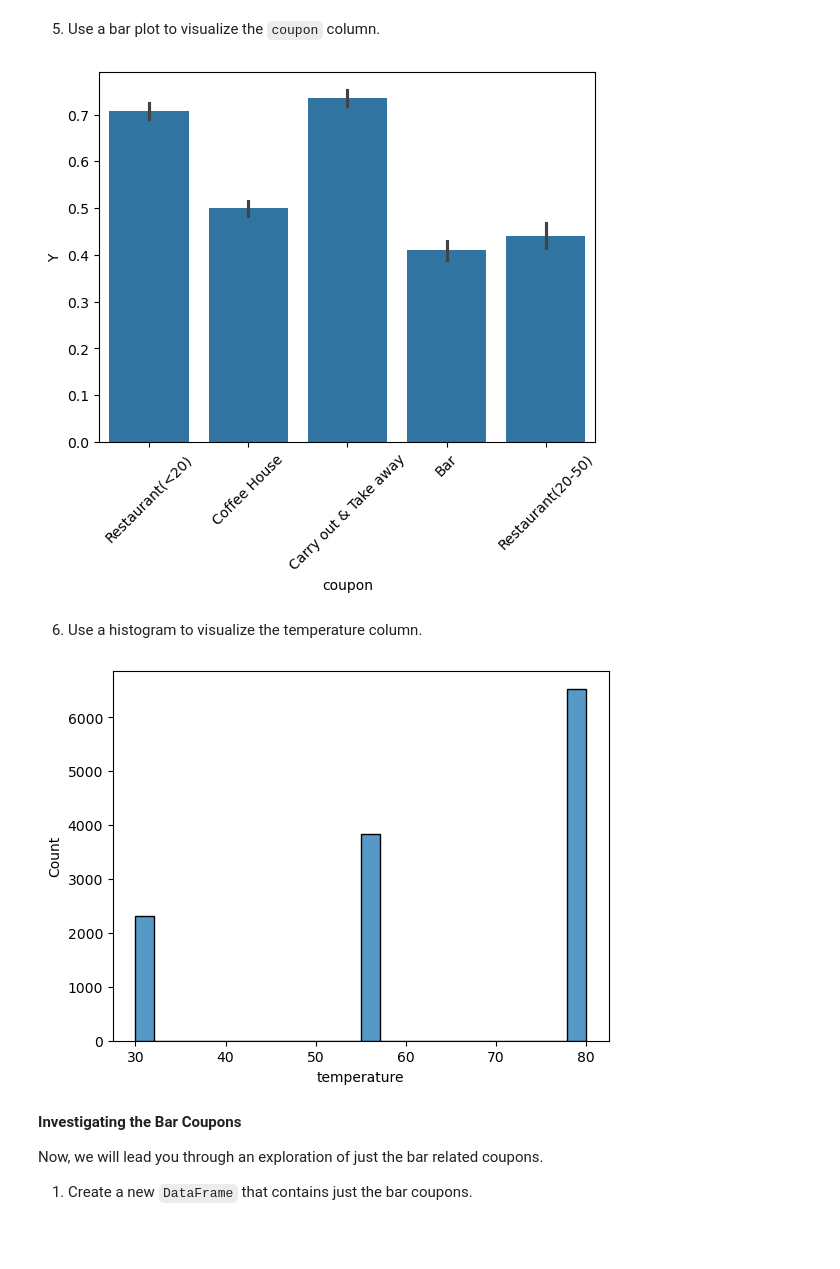
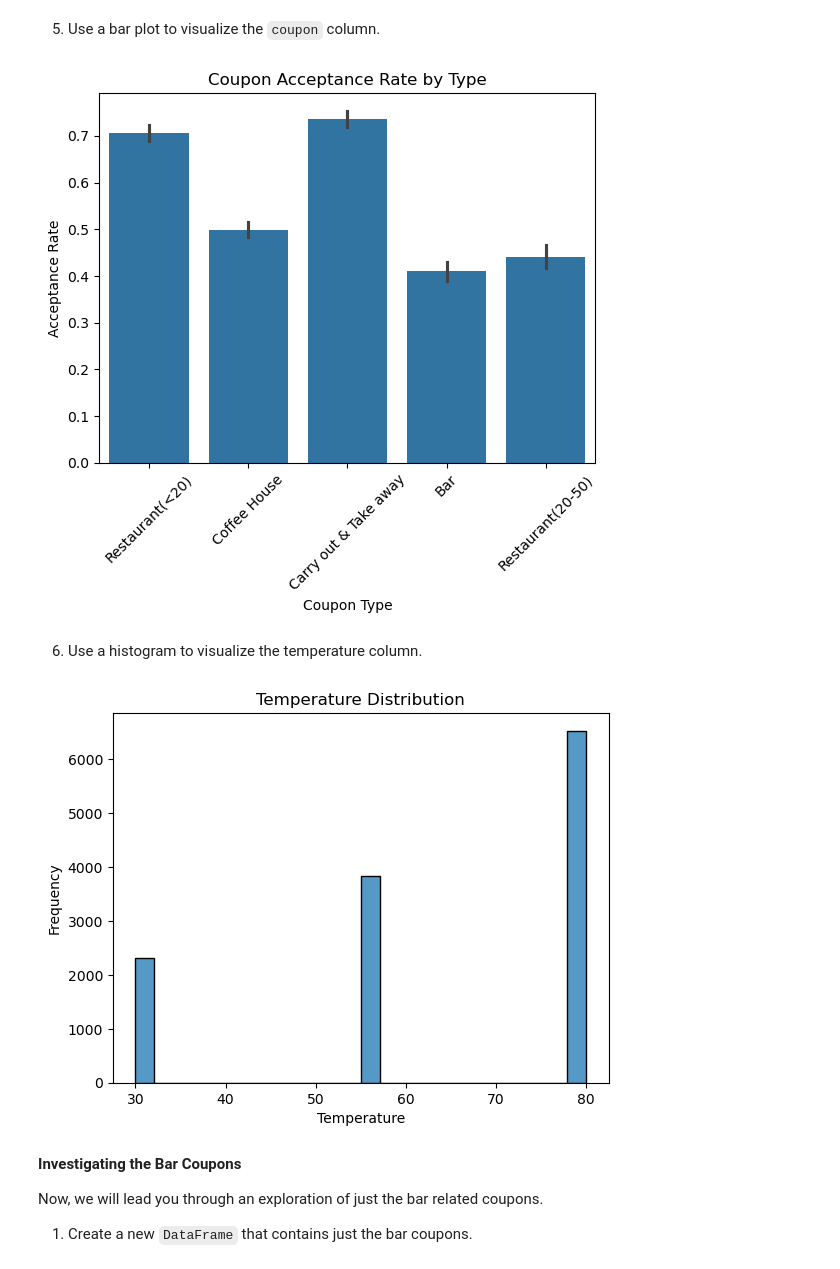
Before and after one commit to skavoori/practical-application-1, a Jupyter notebook: prompt.ipynb, the cells around one changed output. Cells and saved outputs as stored; diff of their text form; code cells hidden in the pictures; blank space fills up the shorter version.

```diff
--- a/prompt.ipynb
+++ b/prompt.ipynb
@@ -289,16 +289,22 @@ print(str(round(answer, 2)) +'% of the total observations chose to accept the co
 # %%
 sns.barplot(x='coupon', y='Y', data=data)
 plt.xticks(rotation=45)
+plt.title('Coupon Acceptance Rate by Type')
+plt.xlabel('Coupon Type')
+plt.ylabel('Acceptance Rate')
 plt.show()
 # %% [output]
-[figure, old version]
+[figure, new version]
 # %% [markdown]
 6. Use a histogram to visualize the temperature column.
 # %%
 sns.histplot(data['temperature'])
+plt.title('Temperature Distribution')
+plt.xlabel('Temperature')
+plt.ylabel('Frequency')
 plt.show()
 # %% [output]
-[figure, old version]
+[figure, new version]
 # %% [markdown]
 **Investigating the Bar Coupons**
 
```
Also changed, not shown: parts of 11 cells of this notebook, 1 other file.
